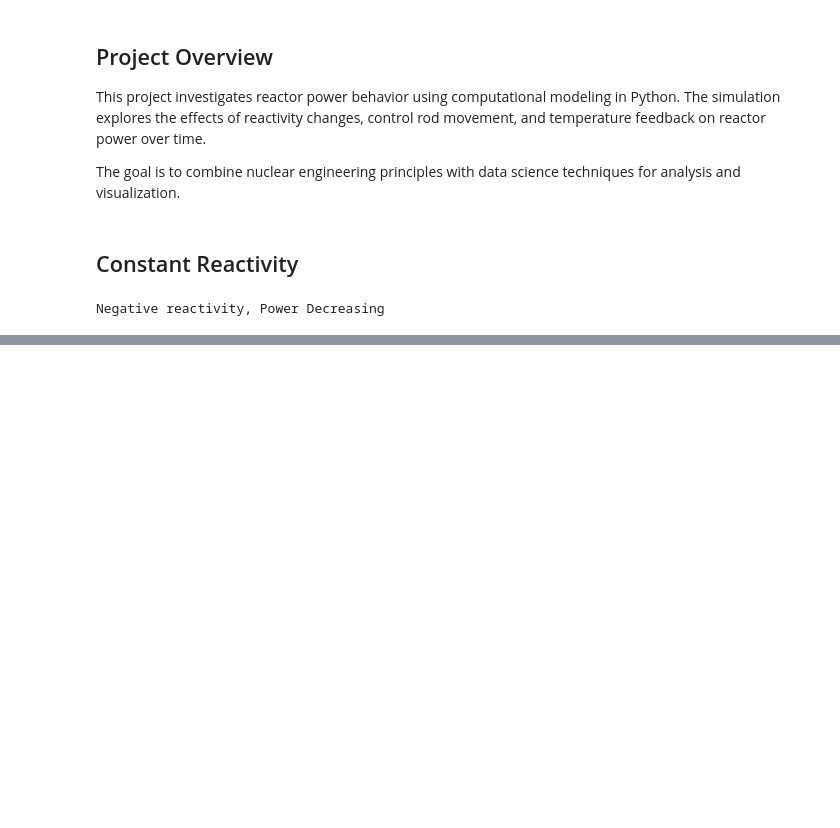
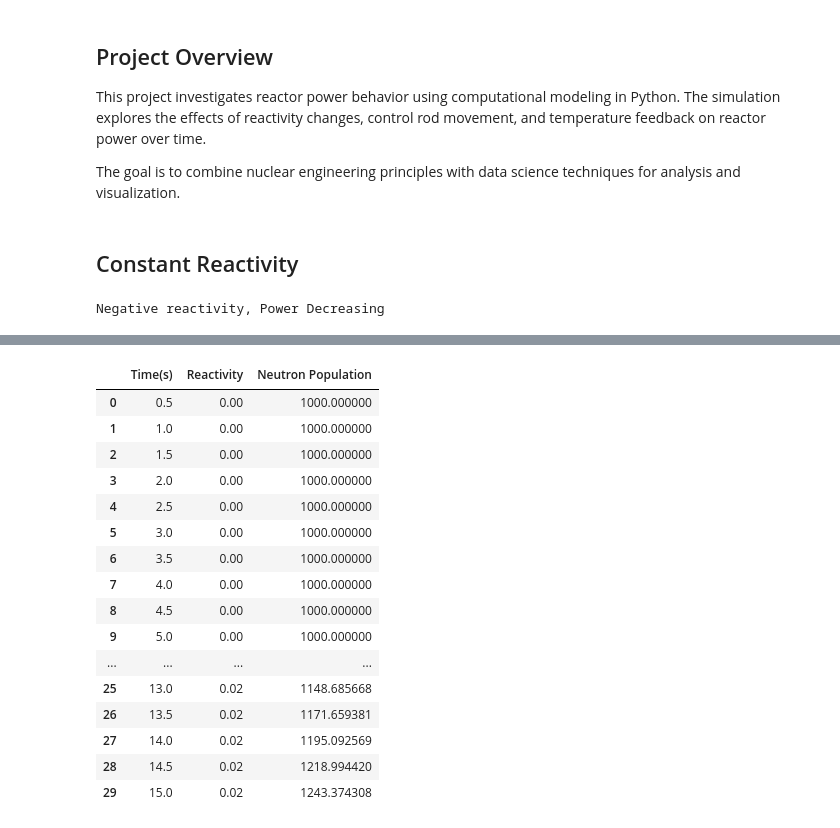
Before and after one commit to imfavour6/reactor-power-simulation, a Jupyter notebook: notebooks/reactor-sim.ipynb, the cells around one changed output, grey strips where cells are left out. Drawn from its saved outputs; the diff is of its cells as text; code cells hidden in the pictures; blank space fills up the shorter version.

```diff
--- a/notebooks/reactor-sim.ipynb
+++ b/notebooks/reactor-sim.ipynb
@@ -104,0 +108,5 @@ plt.savefig("../images/neutron_population.png", dpi=300, bbox_inches="tight")
+# %%
+if time < 5:
+    reactivity = 0
+else:
+    reactivity = 0.02
@@ -104,0 +158,22 @@ plt.savefig("../images/neutron_population.png", dpi=300, bbox_inches="tight")
+# %%
+import pandas as pd
+df = pd.DataFrame({'Time(s)': time_history, 'Reactivity': reactivity_history, 'Neutron Population': neutron_history})
+df.head(30)
+# %% [output]
+|  | Time(s) | Reactivity | Neutron Population |
+| 0 | 0.5 | 0.00 | 1000.000000 |
+| 1 | 1.0 | 0.00 | 1000.000000 |
+| 2 | 1.5 | 0.00 | 1000.000000 |
+| 3 | 2.0 | 0.00 | 1000.000000 |
+| 4 | 2.5 | 0.00 | 1000.000000 |
+| 5 | 3.0 | 0.00 | 1000.000000 |
+| 6 | 3.5 | 0.00 | 1000.000000 |
+| 7 | 4.0 | 0.00 | 1000.000000 |
+| 8 | 4.5 | 0.00 | 1000.000000 |
+| 9 | 5.0 | 0.00 | 1000.000000 |
+| ... | ... | ... | ... |
+| 25 | 13.0 | 0.02 | 1148.685668 |
+| 26 | 13.5 | 0.02 | 1171.659381 |
+| 27 | 14.0 | 0.02 | 1195.092569 |
+| 28 | 14.5 | 0.02 | 1218.994420 |
+| 29 | 15.0 | 0.02 | 1243.374308 |
```
Also changed, not shown: parts of 6 cells of this notebook, 3 other files.
